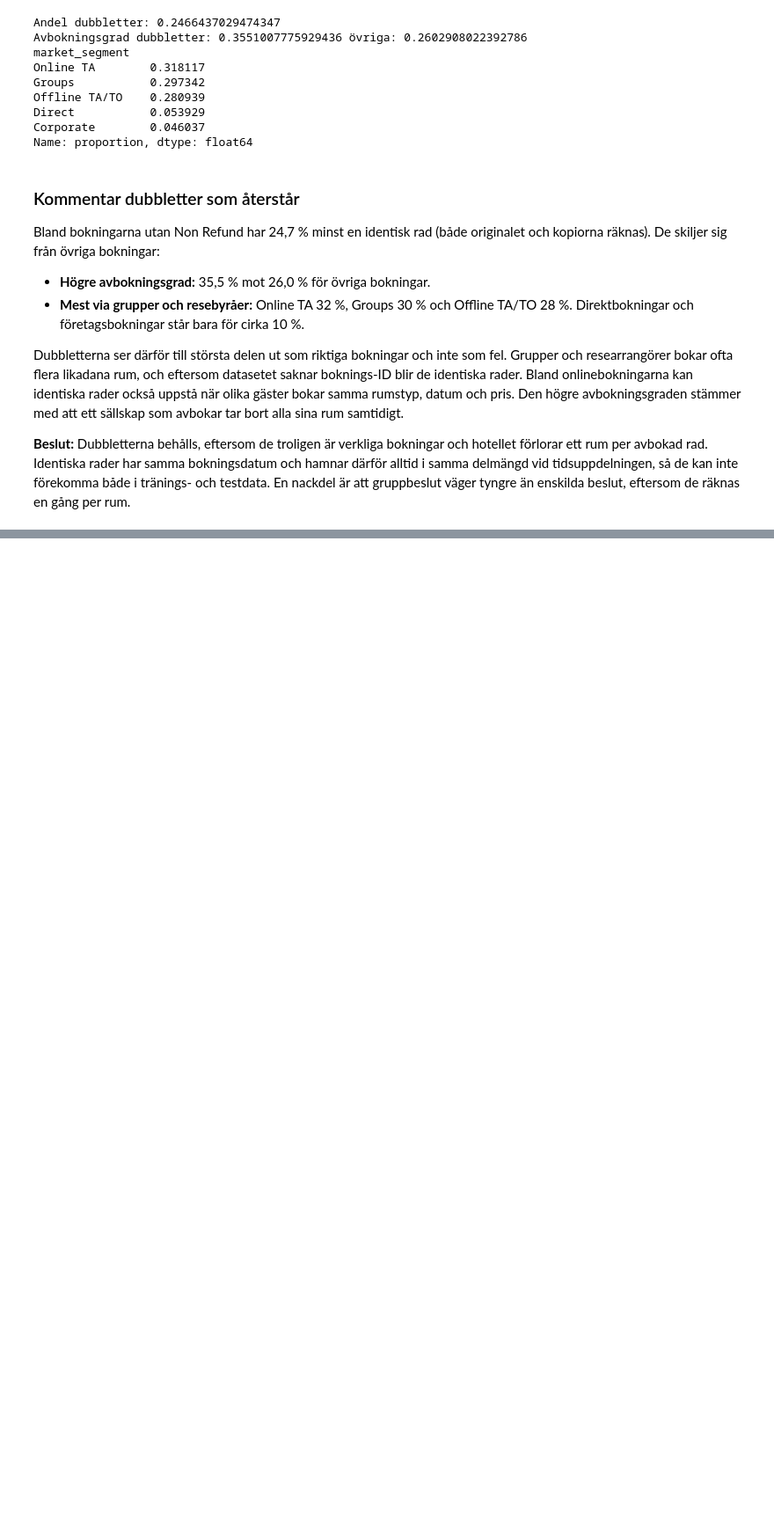
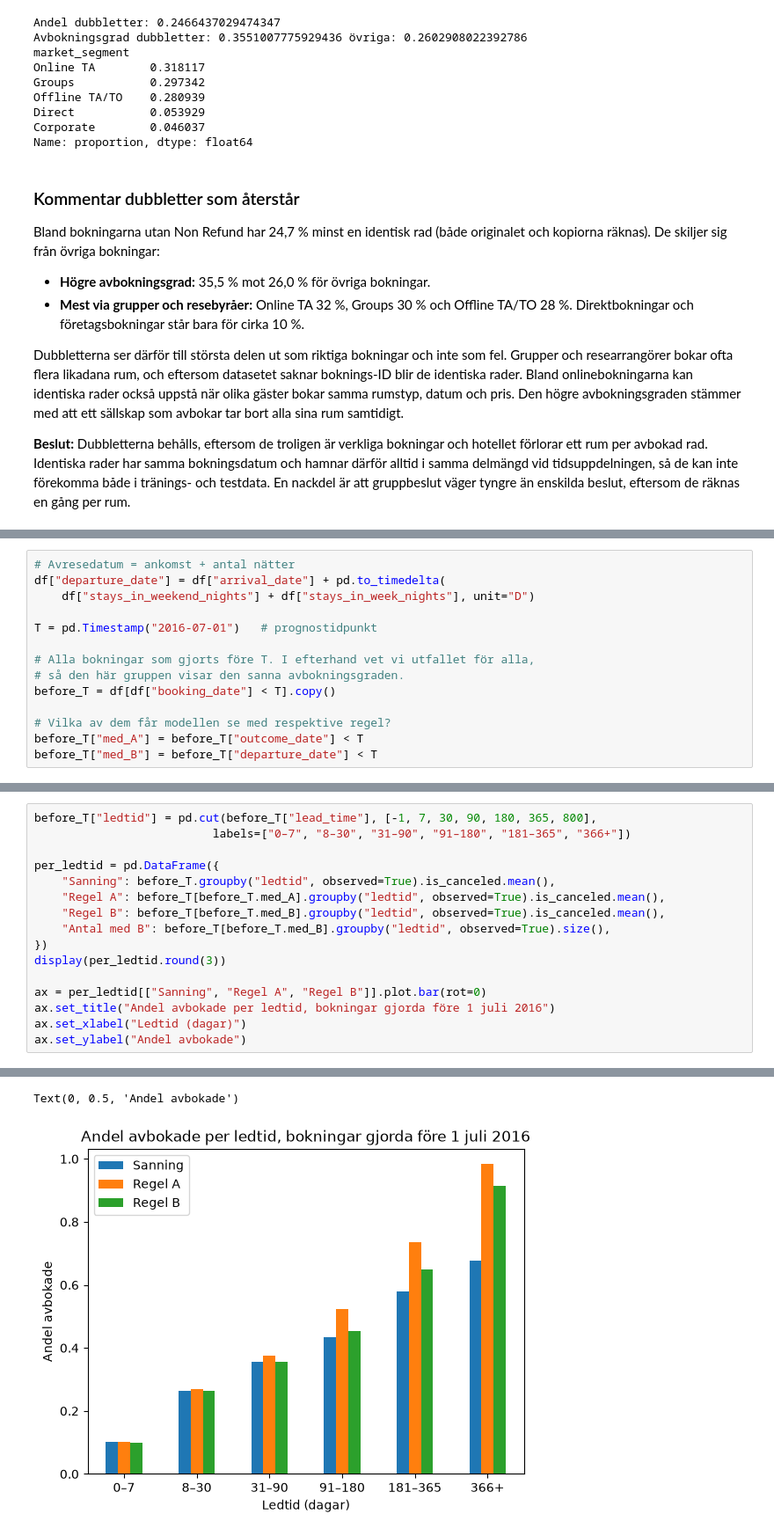
Before and after one commit to MalinMo/flotation-silica-prediction, a Jupyter notebook: notebooks/eda_hotel_2.ipynb, the cells around one changed output, grey strips where cells are left out. Shown at 88% size. Drawn from its saved outputs; the diff is of its cells as text; blank space fills up the shorter version.

```diff
--- a/notebooks/eda_hotel_2.ipynb
+++ b/notebooks/eda_hotel_2.ipynb
@@ -514,0 +604,14 @@ Dubbletterna ser därför till största delen ut som riktiga bokningar och inte
+# %%
+# Avresedatum = ankomst + antal nätter
+df["departure_date"] = df["arrival_date"] + pd.to_timedelta(
+    df["stays_in_weekend_nights"] + df["stays_in_week_nights"], unit="D")
+
+T = pd.Timestamp("2016-07-01")   # prognostidpunkt
+
+# Alla bokningar som gjorts före T. I efterhand vet vi utfallet för alla,
+# så den här gruppen visar den sanna avbokningsgraden.
+before_T = df[df["booking_date"] < T].copy()
+
+# Vilka av dem får modellen se med respektive regel?
+before_T["med_A"] = before_T["outcome_date"] < T
+before_T["med_B"] = before_T["departure_date"] < T
@@ -514,0 +639,17 @@ Dubbletterna ser därför till största delen ut som riktiga bokningar och inte
+# %%
+before_T["ledtid"] = pd.cut(before_T["lead_time"], [-1, 7, 30, 90, 180, 365, 800],
+                          labels=["0–7", "8–30", "31–90", "91–180", "181–365", "366+"])
+
+per_ledtid = pd.DataFrame({
+    "Sanning": before_T.groupby("ledtid", observed=True).is_canceled.mean(),
+    "Regel A": before_T[before_T.med_A].groupby("ledtid", observed=True).is_canceled.mean(),
+    "Regel B": before_T[before_T.med_B].groupby("ledtid", observed=True).is_canceled.mean(),
+    "Antal med B": before_T[before_T.med_B].groupby("ledtid", observed=True).size(),
+})
+display(per_ledtid.round(3))
+
+ax = per_ledtid[["Sanning", "Regel A", "Regel B"]].plot.bar(rot=0)
+ax.set_title("Andel avbokade per ledtid, bokningar gjorda före 1 juli 2016")
+ax.set_xlabel("Ledtid (dagar)")
+ax.set_ylabel("Andel avbokade")
+# %% [output]
@@ -514,0 +664,2 @@ Dubbletterna ser därför till största delen ut som riktiga bokningar och inte
+Text(0, 0.5, 'Andel avbokade')
+[figure, added]
```
Also changed, not shown: parts of 16 cells of this notebook, 1 other file.
